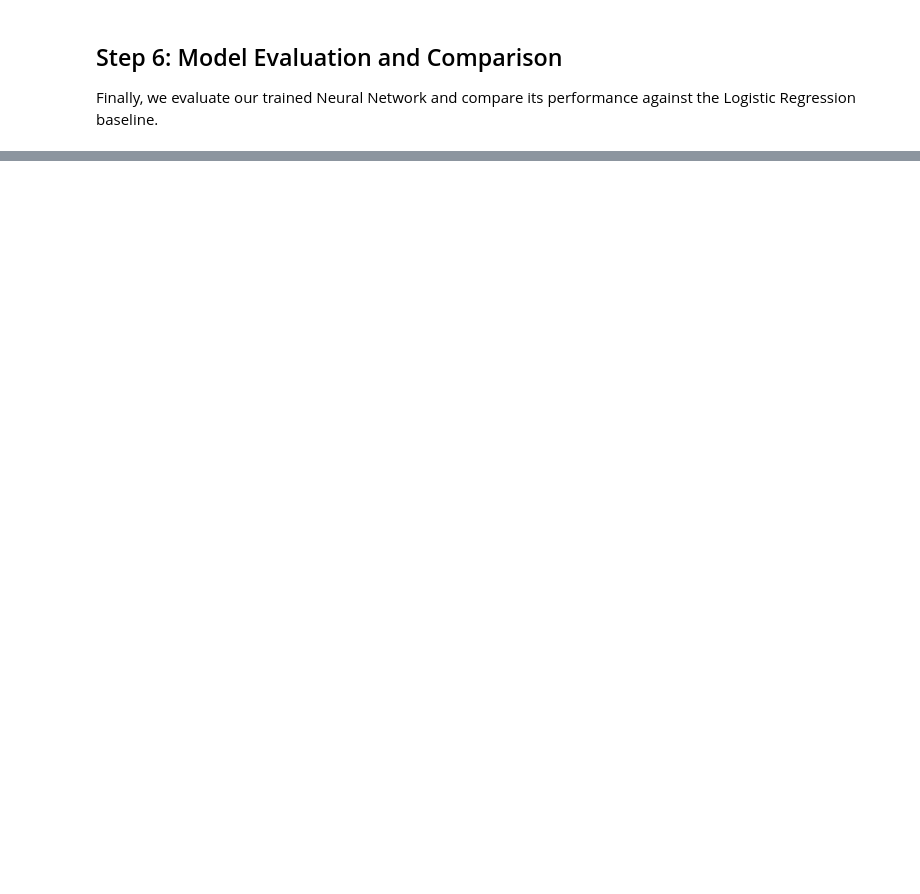
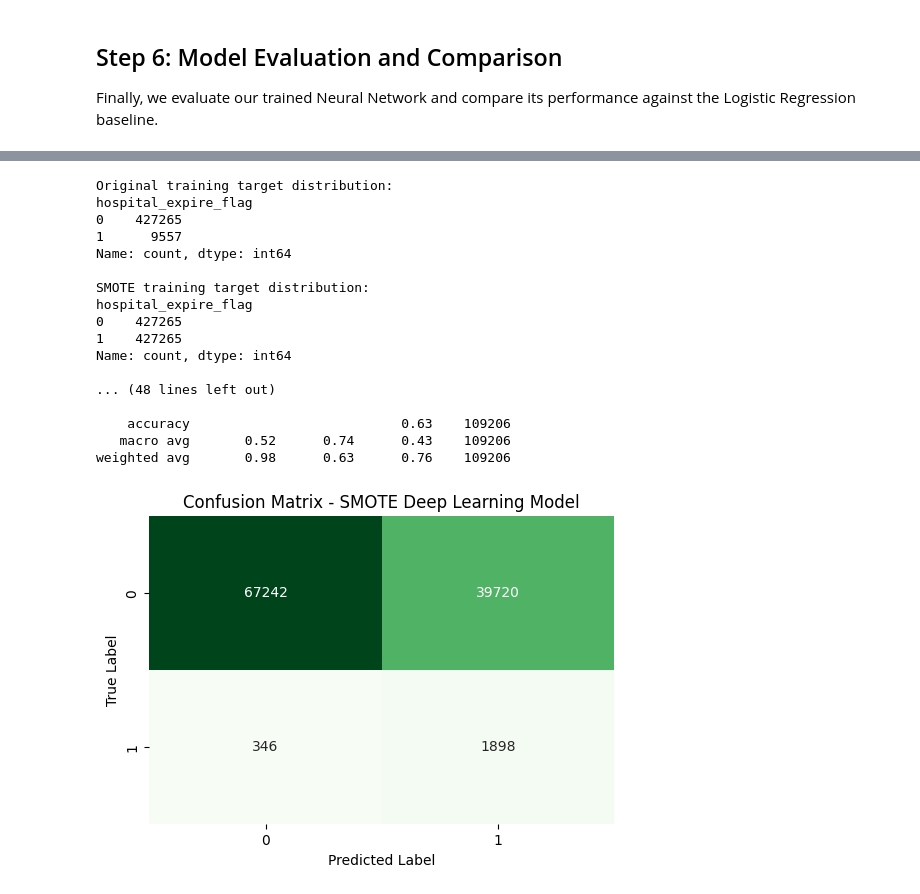
Before and after one commit to mohsinimam/AIinHealth, a Jupyter notebook: MohsinImam_MLDL_HW.ipynb, the cells around one changed output, grey strips where cells are left out. Drawn from its saved outputs; the diff is of its cells as text; code cells hidden in the pictures; blank space fills up the shorter version.

```diff
--- a/MohsinImam_MLDL_HW.ipynb
+++ b/MohsinImam_MLDL_HW.ipynb
@@ -414,0 +423,80 @@ plt.show()
+# %%
+from imblearn.over_sampling import SMOTE
+import tensorflow as tf
+from tensorflow.keras.models import Sequential
+from tensorflow.keras.layers import Dense, Dropout, Input
+from sklearn.metrics import classification_report, confusion_matrix
+import seaborn as sns
+import matplotlib.pyplot as plt
+
+print("Original training target distribution:")
+print(y_train.value_counts())
+
+# 1. Apply SMOTE to the training data
+smote = SMOTE(random_state=42)
+X_train_smote, y_train_smote = smote.fit_resample(X_train, y_train)
+
+print("\nSMOTE training target distribution:")
+print(y_train_smote.value_counts())
+
+# 2. Build a new model with the same architecture
+model_smote = Sequential([
+    Input(shape=(X_train_smote.shape[1],)),
+    Dense(64, activation='relu'),
+    Dropout(0.3),
+    Dense(32, activation='relu'),
+    Dropout(0.3),
+    Dense(1, activation='sigmoid')
+])
+
+model_smote.compile(
+    optimizer='adam',
+    loss='binary_crossentropy',
+    metrics=['accuracy', tf.keras.metrics.AUC(name='auc')]
+)
+
+# 3. Train the model on the SMOTE-balanced data
+print("\n--- Training the SMOTE Model ---")
+history_smote = model_smote.fit(
+    X_train_smote,
+    y_train_smote,
+    epochs=20,
+    batch_size=128,
+    validation_data=(X_test, y_test), # Validate on original imbalanced test data
+    verbose=1
+)
+
+# 4. Evaluate the SMOTE model
+y_pred_probs_smote = model_smote.predict(X_test)
+y_pred_smote = (y_pred_probs_smote >= 0.5).astype(int)
+
+print("\n--- SMOTE Model Classification Report ---")
+print(classification_report(y_test, y_pred_smote))
+
+# Plot the new Confusion Matrix
+plt.figure(figsize=(6, 4))
+cm_smote = confusion_matrix(y_test, y_pred_smote)
+sns.heatmap(cm_smote, annot=True, fmt='d', cmap='Greens', cbar=False)
+plt.title('Confusion Matrix - SMOTE Deep Learning Model')
+plt.xlabel('Predicted Label')
+plt.ylabel('True Label')
+plt.show()
+# %% [output]
+Original training target distribution:
+hospital_expire_flag
+0    427265
+1      9557
+Name: count, dtype: int64
+
+SMOTE training target distribution:
+hospital_expire_flag
+0    427265
+1    427265
+Name: count, dtype: int64
+
+... (48 lines left out)
+
+    accuracy                           0.63    109206
+   macro avg       0.52      0.74      0.43    109206
+weighted avg       0.98      0.63      0.76    109206
+[figure, added]
```
Also changed, not shown: parts of 5 cells of this notebook.
